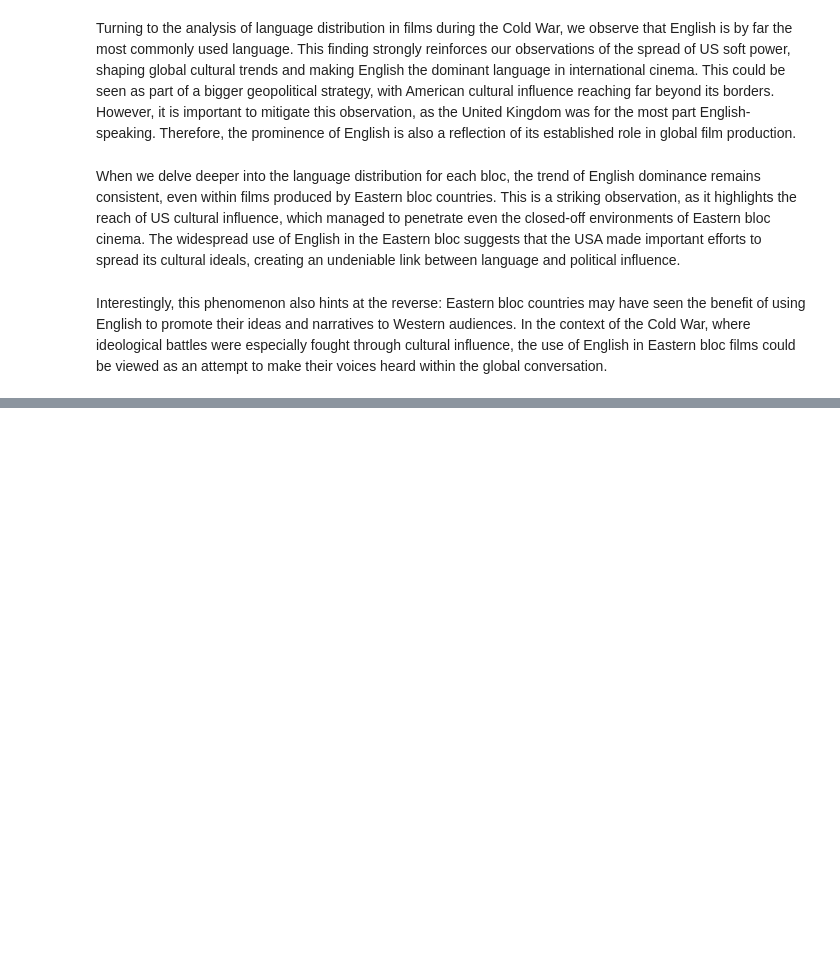
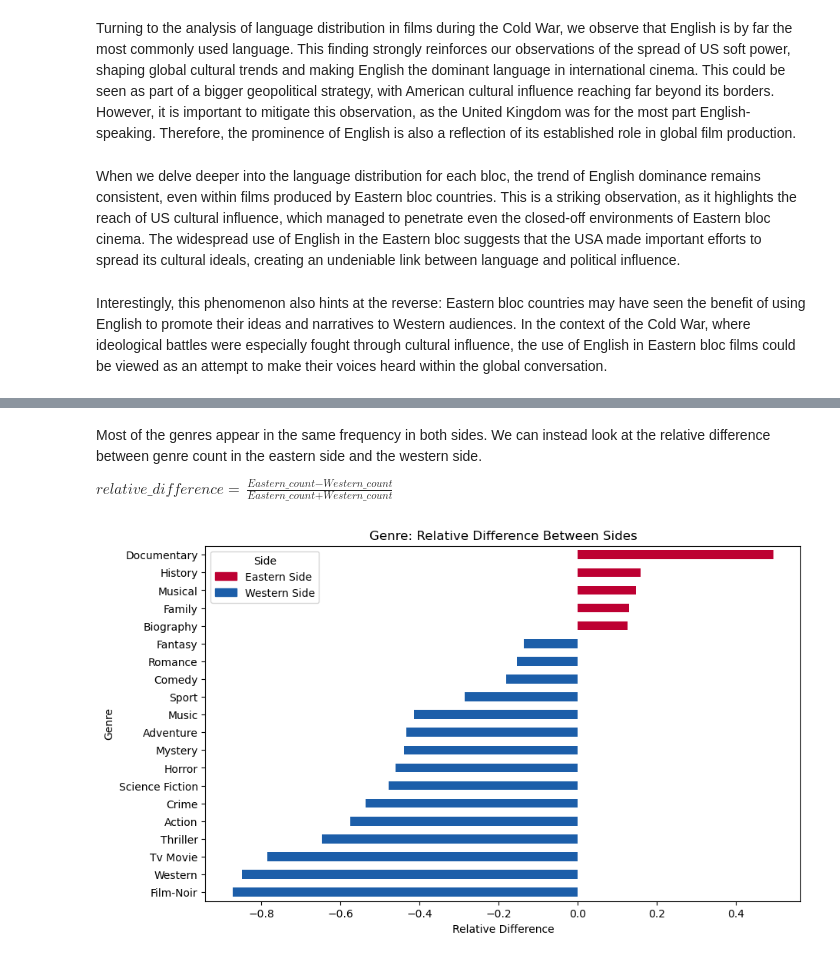
Before and after one commit to epfl-ada/ada-2024-project-datamigos, a Jupyter notebook: results.ipynb, the cells around one changed output, grey strips where cells are left out. Saved outputs shown, nothing was run; the diff lists cells and outputs as text; code cells hidden in the pictures; blank space fills up the shorter version.

```diff
--- a/results.ipynb
+++ b/results.ipynb
@@ -204,0 +226,33 @@ Interestingly, this phenomenon also hints at the reverse: Eastern bloc countries
+# %%
+western_genre_counts = genres_df[genres_df["cold_war_side"] == "Western"][
+    "genres"
+].value_counts()
+eastern_genre_counts = genres_df[genres_df["cold_war_side"] == "Eastern"][
+    "genres"
+].value_counts()
+
+
+fig = plot_side_by_side(
+    western_genre_counts.reset_index(),
+    eastern_genre_counts.reset_index(),
+    x_column="genres",
+    y_column="count",
+    title="Top 20 Genres",
+)
+
+fig.write_html(
+    WEB_EXPORT_FOLDER + "top_genres_per_side.html",
+    full_html=True,
+    include_plotlyjs="cdn",
+    config={"responsive": True},
+)
+# %% [markdown]
+Most of the genres appear in the same frequency in both sides. We can instead look at the relative difference between genre count in the eastern side and the western side.
+
+$\textit{relative\_difference} = \frac{\textit{Eastern\_count} - \textit{Western\_count}}{\textit{Eastern\_count} + \textit{Western\_count}}$
+# %%
+genre_comparison = create_comparison_df(western_genre_counts, eastern_genre_counts, 20)
+# %%
+plot_relative_difference(genre_comparison, "Genre", abs=False, prop=False)
+# %% [output]
+[figure, added]
```
Also changed, not shown: parts of 30 cells of this notebook, 10 other files.
